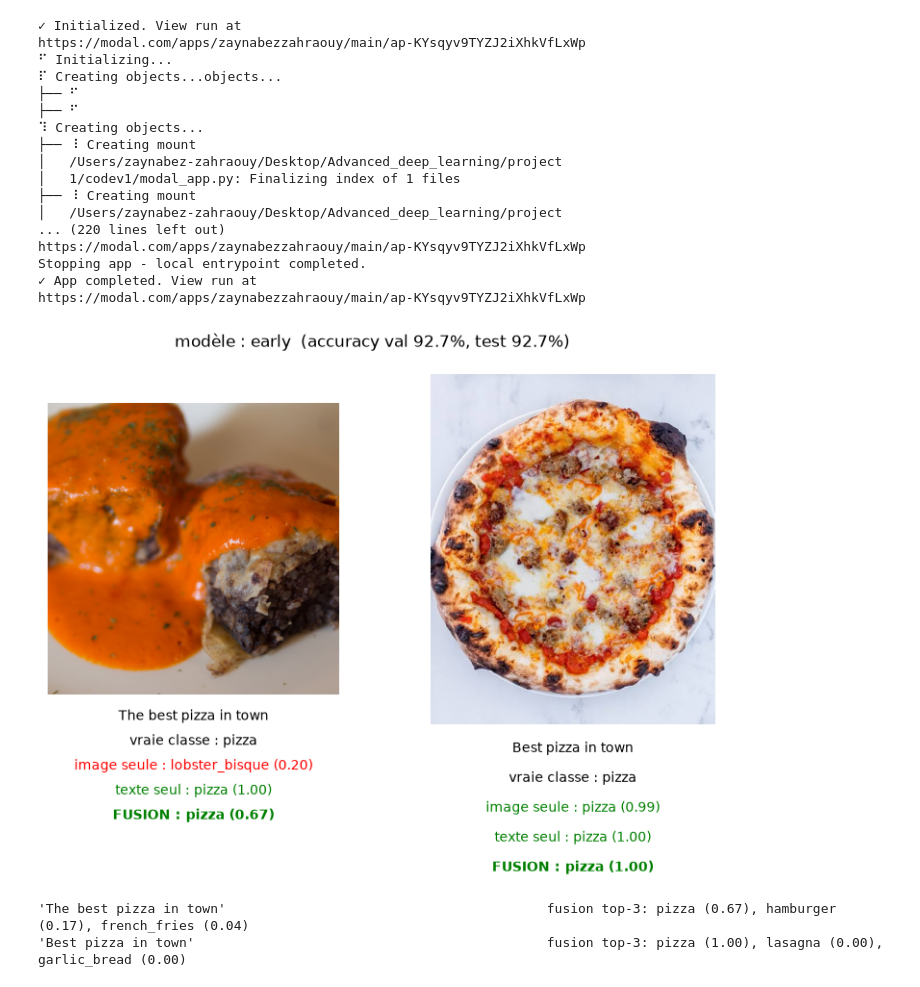
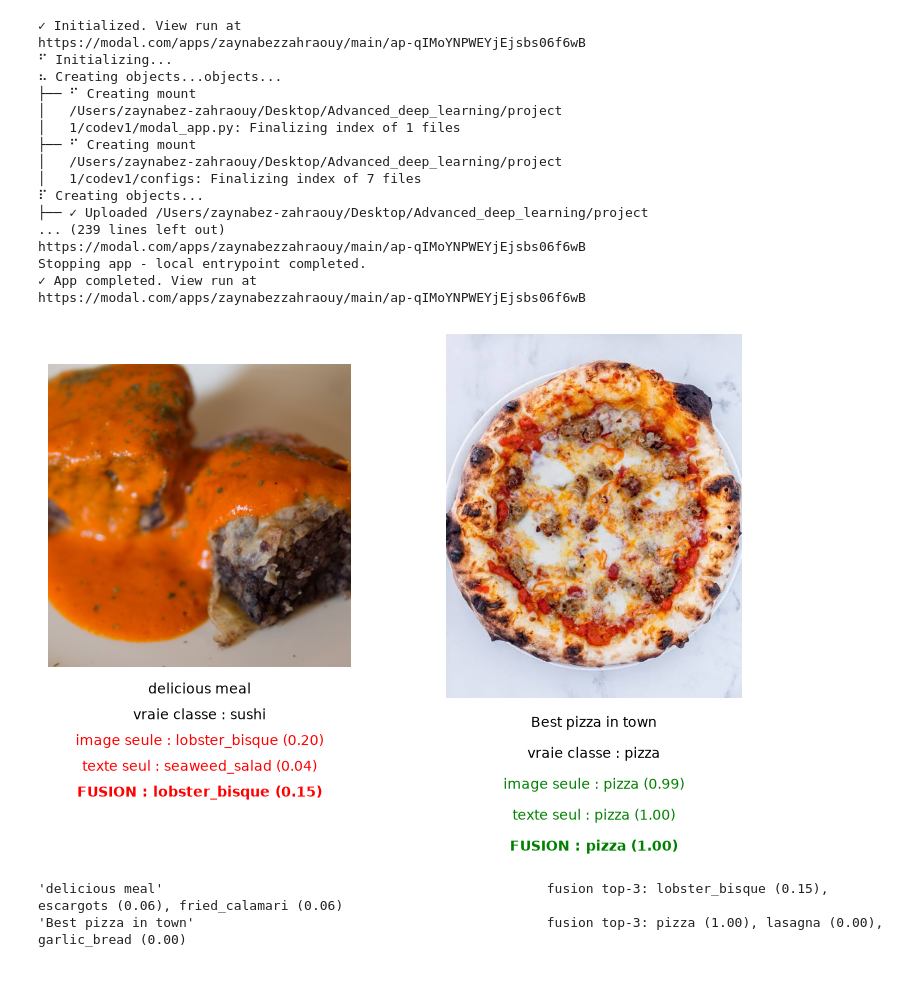
Before and after one commit to zaynabez0/food101, a Jupyter notebook: notebooks/inference.ipynb, the cells around one changed output. Saved outputs shown, nothing was run; the diff lists cells and outputs as text; code cells hidden in the pictures.

```diff
--- a/notebooks/inference.ipynb
+++ b/notebooks/inference.ipynb
@@ -60,8 +50,6 @@ def show(images: list[bytes], result: dict, true_classes: list[str | None]) -> N
         for i, (line, color) in enumerate(zip(lines, colors)):
             ax.text(0.5, -0.05 - 0.085 * i, line, transform=ax.transAxes, ha="center", va="top",
                     fontsize=10, color=color, fontweight="bold" if line.startswith("FUSION") else None)
-    fig.suptitle(f"modèle : {result['model']}  (accuracy val {result['val_acc']:.1%}, "
-                 f"test {result['test_acc']:.1%})", fontsize=12)
     fig.subplots_adjust(bottom=0.4, top=0.92, wspace=0.3)
     plt.show()
     for pred in result["predictions"]:                 # full top-k of the fusion, as text
@@ -76,9 +64,9 @@ def show(images: list[bytes], result: dict, true_classes: list[str | None]) -> N
 - Si `SAMPLE_IDS` est vide, `N_RANDOM` images sont tirées au hasard dans le test. Change `SEED` pour
   avoir un autre tirage (même `SEED` = mêmes images).
 # %%
-SAMPLE_IDS = ["sushi_85.jpg", "crab_cakes_391.jpg"]          # e.g. ["crab_cakes_391.jpg", "sushi_85.jpg"]; empty = random draw
+SAMPLE_IDS = []          # e.g. ["crab_cakes_391.jpg", "sushi_85.jpg"]; empty = random draw
 N_RANDOM = 4
-SEED = 0
+SEED = 42
 
 with modal.enable_output(), app.run():
     result = predict_test_samples.remote(SAMPLE_IDS, N_RANDOM, SEED, TOP_K, MODEL)
@@ -122,33 +109,33 @@ https://modal.com/apps/zaynabezzahraouy/main/ap-s0niKnntFehMIRK7doQlFO
 # %%
-MY_SAMPLES = [("/Users/zaynabez-zahraouy/Downloads/test1.jpg","The best pizza in town"),("/Users/zaynabez-zahraouy/Downloads/test2.jpeg","Best pizza in town")]          # (image path, title), e.g. ("/Users/me/Pictures/pizza.jpg", "Homemade margherita pizza")]
-MY_TRUE_CLASSES = ["pizza", "pizza"]     # same order, e.g. ["pizza"]; leave empty if unknown
+MY_SAMPLES = [("/Users/zaynabez-zahraouy/Downloads/test1.jpg","delicious meal"),("/Users/zaynabez-zahraouy/Downloads/test2.jpeg","Best pizza in town")]          # (image path, title), e.g. ("/Users/me/Pictures/pizza.jpg", "Homemade margherita pizza")]
+MY_TRUE_CLASSES = ["sushi", "pizza"]     # same order, e.g. ["pizza"]; leave empty if unknown
 
 images = [Path(path).expanduser().read_bytes() for path, _ in MY_SAMPLES]
 titles = [title for _, title in MY_SAMPLES]
 true_classes = MY_TRUE_CLASSES or [None] * len(MY_SAMPLES)
 
 with modal.enable_output(), app.run():
     result = predict_samples.remote(images, titles, TOP_K, MODEL)
 
 show(images, result, true_classes)
 # %% [output]
 ✓ Initialized. View run at
-https://modal.com/apps/zaynabezzahraouy/main/ap-KYsqyv9TYZJ2iXhkVfLxWp
+https://modal.com/apps/zaynabezzahraouy/main/ap-qIMoYNPWEYjEjsbs06f6wB
 ⠋ Initializing...
-⠏ Creating objects...objects...
-├── ⠋
-├── ⠋
-⠹ Creating objects...
-├── ⠸ Creating mount
+⠦ Creating objects...objects...
+├── ⠋ Creating mount
 │   /Users/zaynabez-zahraouy/Desktop/Advanced_deep_learning/project
 │   1/codev1/modal_app.py: Finalizing index of 1 files
-├── ⠸ Creating mount
+├── ⠋ Creating mount
 │   /Users/zaynabez-zahraouy/Desktop/Advanced_deep_learning/project
-... (220 lines left out)
-https://modal.com/apps/zaynabezzahraouy/main/ap-KYsqyv9TYZJ2iXhkVfLxWp
+│   1/codev1/configs: Finalizing index of 7 files
+⠏ Creating objects...
+├── ✓ Uploaded /Users/zaynabez-zahraouy/Desktop/Advanced_deep_learning/project
+... (239 lines left out)
+https://modal.com/apps/zaynabezzahraouy/main/ap-qIMoYNPWEYjEjsbs06f6wB
 Stopping app - local entrypoint completed.
 ✓ App completed. View run at
-https://modal.com/apps/zaynabezzahraouy/main/ap-KYsqyv9TYZJ2iXhkVfLxWp
+https://modal.com/apps/zaynabezzahraouy/main/ap-qIMoYNPWEYjEjsbs06f6wB
-[figure, old version]
+[figure, new version]
-'The best pizza in town'                                         fusion top-3: pizza (0.67), hamburger (0.17), french_fries (0.04)
+'delicious meal'                                                 fusion top-3: lobster_bisque (0.15), escargots (0.06), fried_calamari (0.06)
 'Best pizza in town'                                             fusion top-3: pizza (1.00), lasagna (0.00), garlic_bread (0.00)
```
Also changed, not shown: parts of 6 cells of this notebook, 6 other files.
